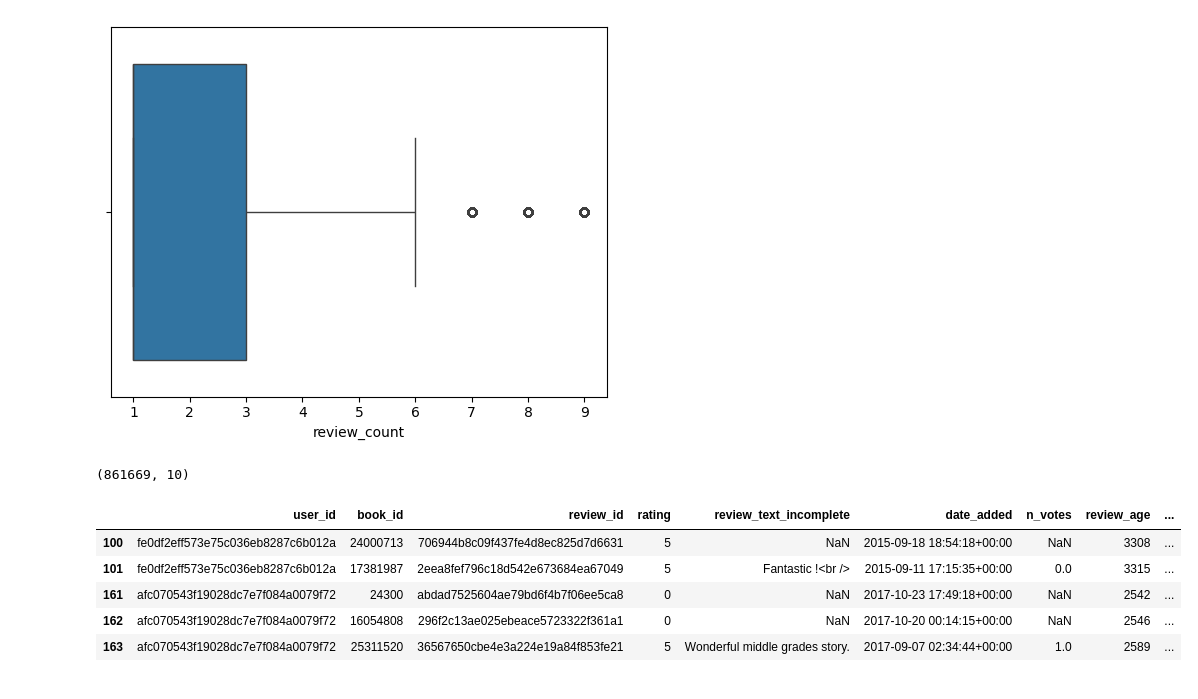
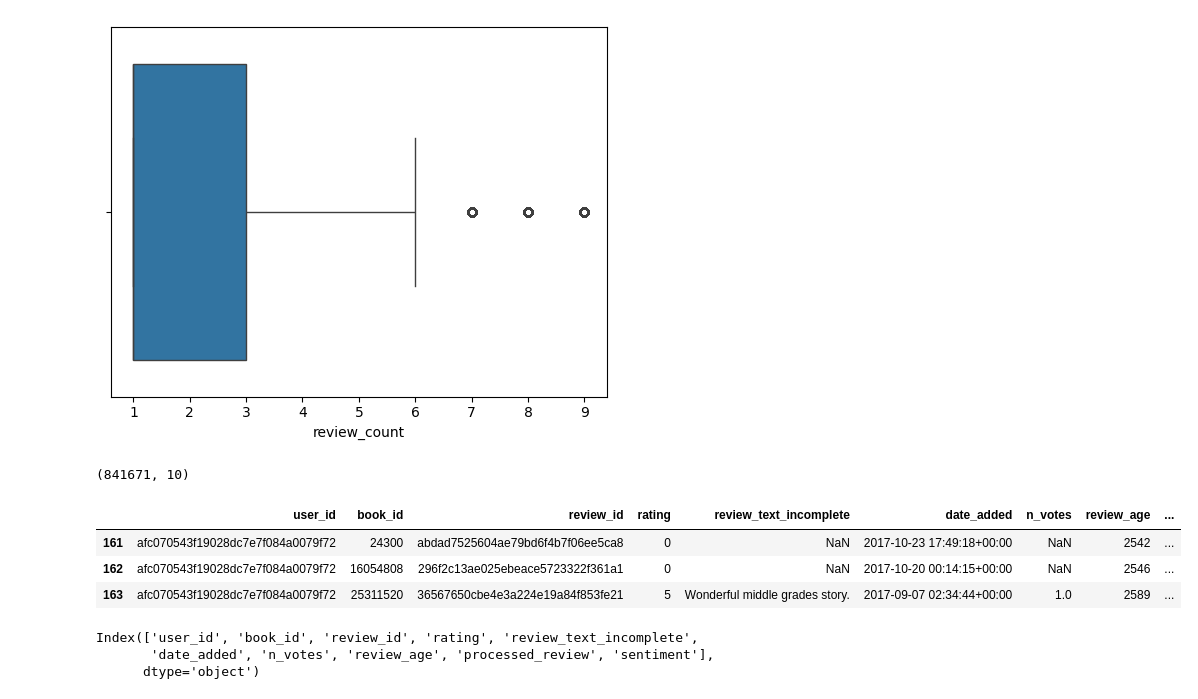
Before and after one commit to Pangerlanger/bt4222-books, a Jupyter notebook: sampling.ipynb, the cells around one changed output. Saved outputs shown, nothing was run; the diff lists cells and outputs as text; code cells hidden in the pictures.

```diff
--- a/sampling.ipynb
+++ b/sampling.ipynb
@@ -10,3 +10,5 @@ import pandas as pd
 from random import sample
 # %% [markdown]
 ## Read Data
+# %%
+df_books_final = pd.read_csv('df_books_final.csv')
@@ -19,0 +51,2 @@ sns.boxplot(x='review_text_incomplete', data=df)
+# %%
+filtered_df = df_interactions_final_merged[df_interactions_final_merged['book_id'].isin(df_books_final['book_id'])]
@@ -19,0 +59,2 @@ sns.boxplot(x='review_text_incomplete', data=df)
+# %%
+filtered_df = filtered_df[filtered_df['review_text_incomplete'].notna()]
@@ -70,12 +123,16 @@ sns.boxplot(x='review_count', data=sampled_users_df)
 # %%
 sampled_interactions_df = df_interactions_final_merged[df_interactions_final_merged['user_id'].isin(sampled_users_df['user_id'])]
 print(sampled_interactions_df.shape)
-sampled_interactions_df.head()
+sampled_interactions_df.head(3)
 # %% [output]
-(861669, 10)
+(841671, 10)
 |  | user_id | book_id | review_id | rating | review_text_incomplete | date_added | n_votes | review_age | ... |
-| 100 | fe0df2eff573e75c036eb8287c6b012a | 24000713 | 706944b8c09f437fe4d8ec825d7d6631 | 5 | NaN | 2015-09-18 18:54:18+00:00 | NaN | 3308 | ... |
-| 101 | fe0df2eff573e75c036eb8287c6b012a | 17381987 | 2eea8fef796c18d542e673684ea67049 | 5 | Fantastic !<br /> | 2015-09-11 17:15:35+00:00 | 0.0 | 3315 | ... |
 | 161 | afc070543f19028dc7e7f084a0079f72 | 24300 | abdad7525604ae79bd6f4b7f06ee5ca8 | 0 | NaN | 2017-10-23 17:49:18+00:00 | NaN | 2542 | ... |
 | 162 | afc070543f19028dc7e7f084a0079f72 | 16054808 | 296f2c13ae025ebeace5723322f361a1 | 0 | NaN | 2017-10-20 00:14:15+00:00 | NaN | 2546 | ... |
 | 163 | afc070543f19028dc7e7f084a0079f72 | 25311520 | 36567650cbe4e3a224e19a84f853fe21 | 5 | Wonderful middle grades story. | 2017-09-07 02:34:44+00:00 | 1.0 | 2589 | ... |
+# %%
+sampled_interactions_df.columns
+# %% [output]
+Index(['user_id', 'book_id', 'review_id', 'rating', 'review_text_incomplete',
+       'date_added', 'n_votes', 'review_age', 'processed_review', 'sentiment'],
+      dtype='object')
```
Also changed, not shown: parts of 22 cells of this notebook.
